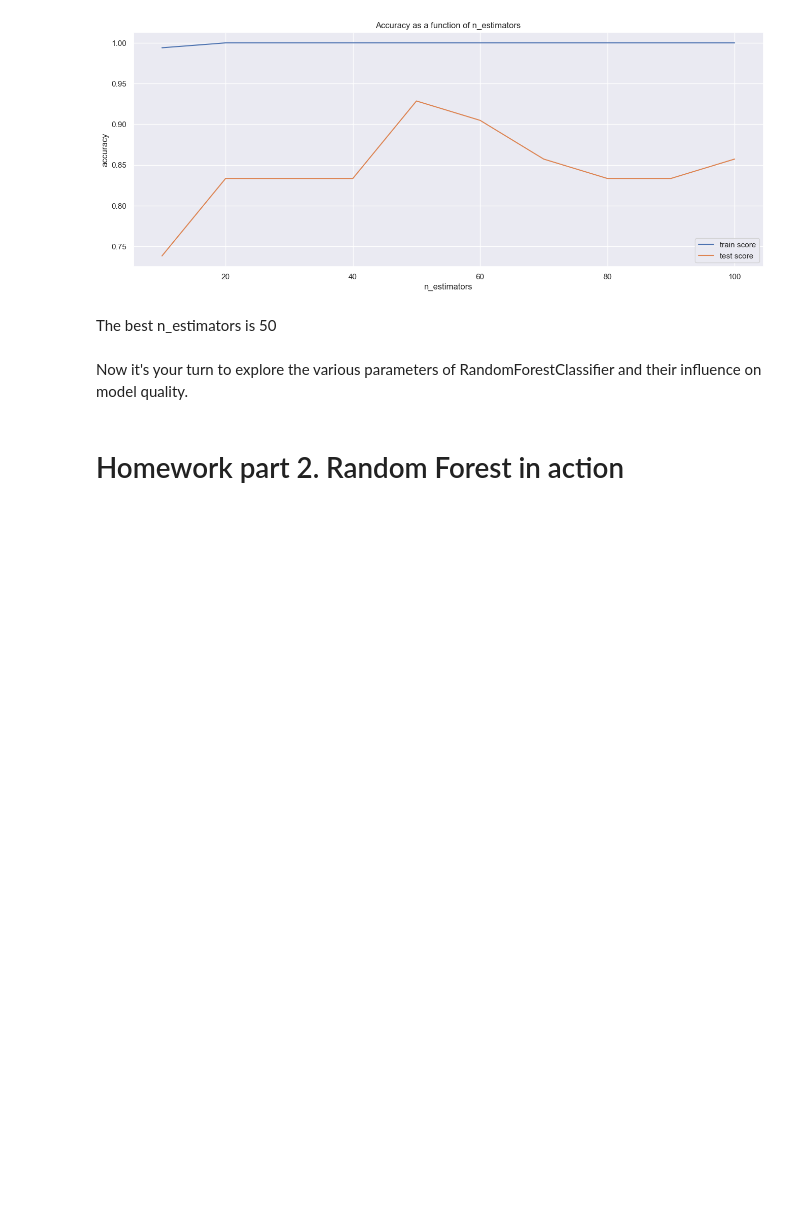
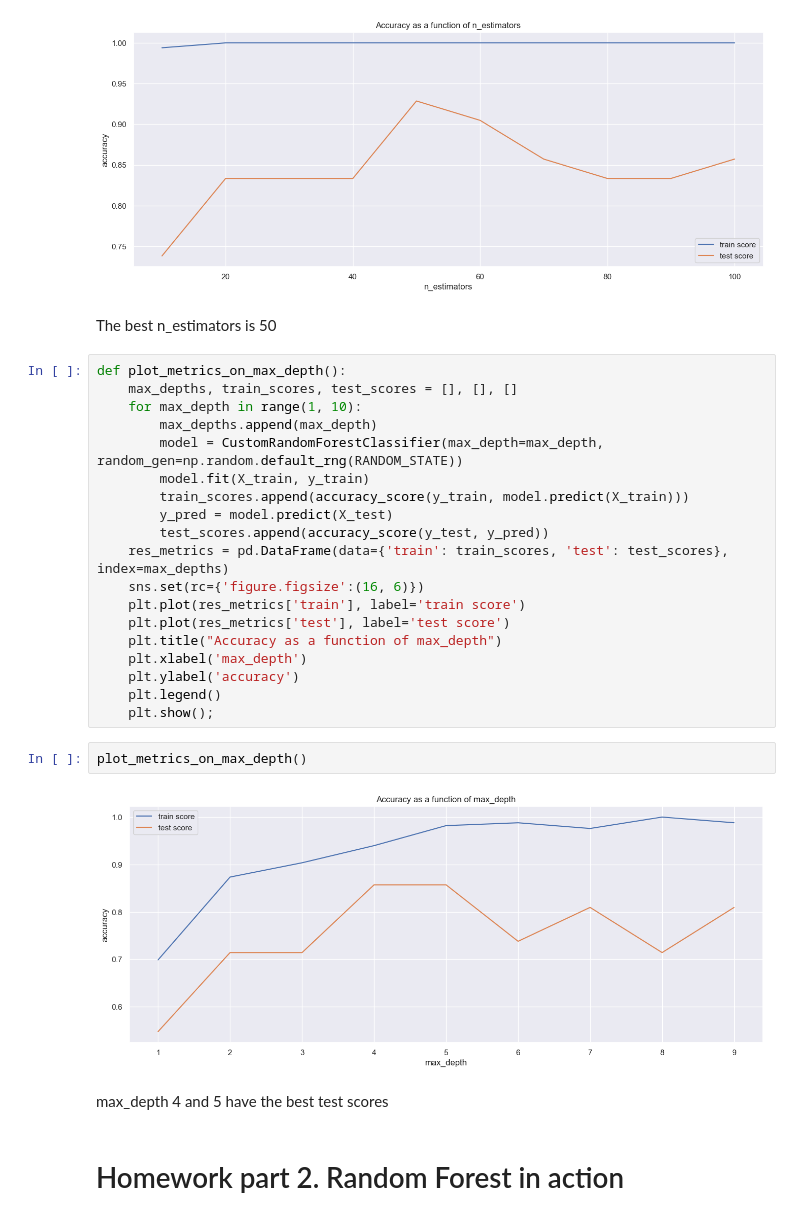
Before and after one commit to Temp-forks/7_trees_and_ensembles, a Jupyter notebook: 7_rf_classifier.ipynb, the cells around one changed output. Saved outputs shown, nothing was run; the diff lists cells and outputs as text; blank space fills up the shorter version.

```diff
--- a/7_rf_classifier.ipynb
+++ b/7_rf_classifier.ipynb
@@ -591,8 +593,31 @@ plot_metrics_on_estimators()
 [figure]
 # %% [markdown]
 The best n_estimators is 50
-# %% [markdown]
-Now it's your turn to explore the various parameters of RandomForestClassifier and their influence on model quality.
+# %%
+def plot_metrics_on_max_depth():
+    max_depths, train_scores, test_scores = [], [], []
+    for max_depth in range(1, 10):
+        max_depths.append(max_depth)
+        model = CustomRandomForestClassifier(max_depth=max_depth, random_gen=np.random.default_rng(RANDOM_STATE))
+        model.fit(X_train, y_train)
+        train_scores.append(accuracy_score(y_train, model.predict(X_train)))
+        y_pred = model.predict(X_test)
+        test_scores.append(accuracy_score(y_test, y_pred))
+    res_metrics = pd.DataFrame(data={'train': train_scores, 'test': test_scores}, index=max_depths)
+    sns.set(rc={'figure.figsize':(16, 6)})
+    plt.plot(res_metrics['train'], label='train score')
+    plt.plot(res_metrics['test'], label='test score')
+    plt.title("Accuracy as a function of max_depth")
+    plt.xlabel('max_depth')
+    plt.ylabel('accuracy')
+    plt.legend()
+    plt.show();
+# %%
+plot_metrics_on_max_depth()
+# %% [output]
+[figure, added]
+# %% [markdown]
+max_depth 4 and 5 have the best test scores
 # %% [markdown]
 # Homework part 2. Random Forest in action
 # %% [markdown]
```
Also changed, not shown: parts of 14 cells of this notebook.
